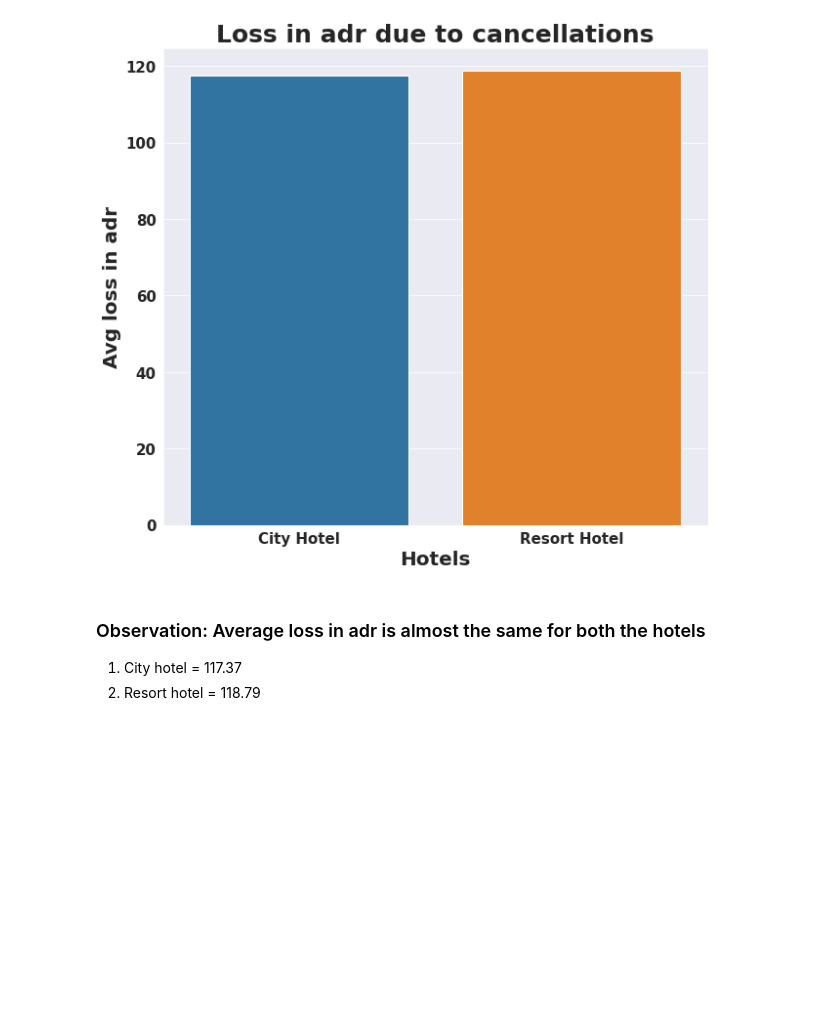
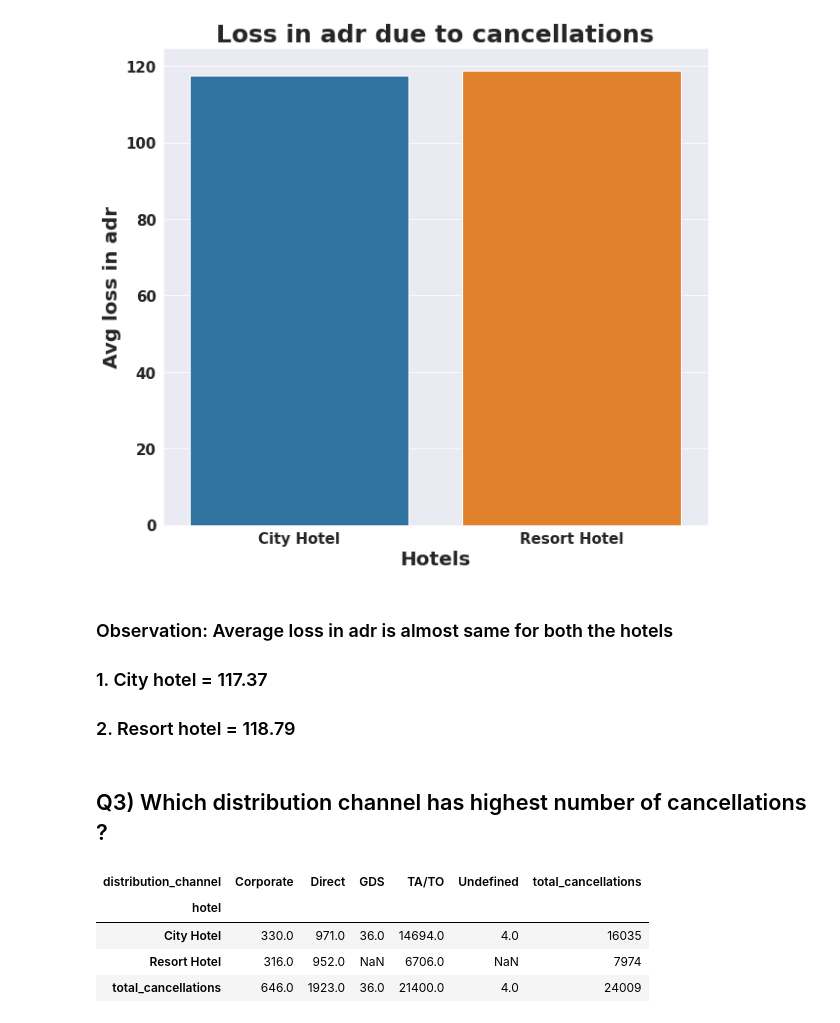
Before and after one commit to 7-sumit/Hotel-Booking-Analysis, a Jupyter notebook: Sumit_Berde_Hotel_Booking_Analysis_Capstone_Project.ipynb, the cells around one changed output. Drawn from its saved outputs; the diff is of its cells as text; code cells hidden in the pictures; blank space fills up the shorter version.

```diff
--- a/Sumit_Berde_Hotel_Booking_Analysis_Capstone_Project.ipynb
+++ b/Sumit_Berde_Hotel_Booking_Analysis_Capstone_Project.ipynb
@@ -620,6 +622,16 @@ plt.title('Loss in adr due to cancellations');
 # %% [output]
 [figure]
 # %% [markdown]
-### Observation: Average loss in adr is almost the same for both the hotels
-1. City hotel = 117.37
-2. Resort hotel = 118.79
+### Observation: Average loss in adr is almost same for both the hotels
+### 1. City hotel = 117.37
+### 2. Resort hotel = 118.79
+# %% [markdown]
+## Q3) Which distribution channel has highest number of cancellations ?
+# %%
+cancellation_df.pivot_table(index='hotel',columns='distribution_channel',values='is_canceled',aggfunc=np.sum,margins=True,margins_name= 'total_cancellations')
+# %% [output]
+| distribution_channel | Corporate | Direct | GDS | TA/TO | Undefined | total_cancellations |
+| hotel |  |  |  |  |  |  |
+| City Hotel | 330.0 | 971.0 | 36.0 | 14694.0 | 4.0 | 16035 |
+| Resort Hotel | 316.0 | 952.0 | NaN | 6706.0 | NaN | 7974 |
+| total_cancellations | 646.0 | 1923.0 | 36.0 | 21400.0 | 4.0 | 24009 |
```
Also changed, not shown: parts of 5 cells of this notebook.
